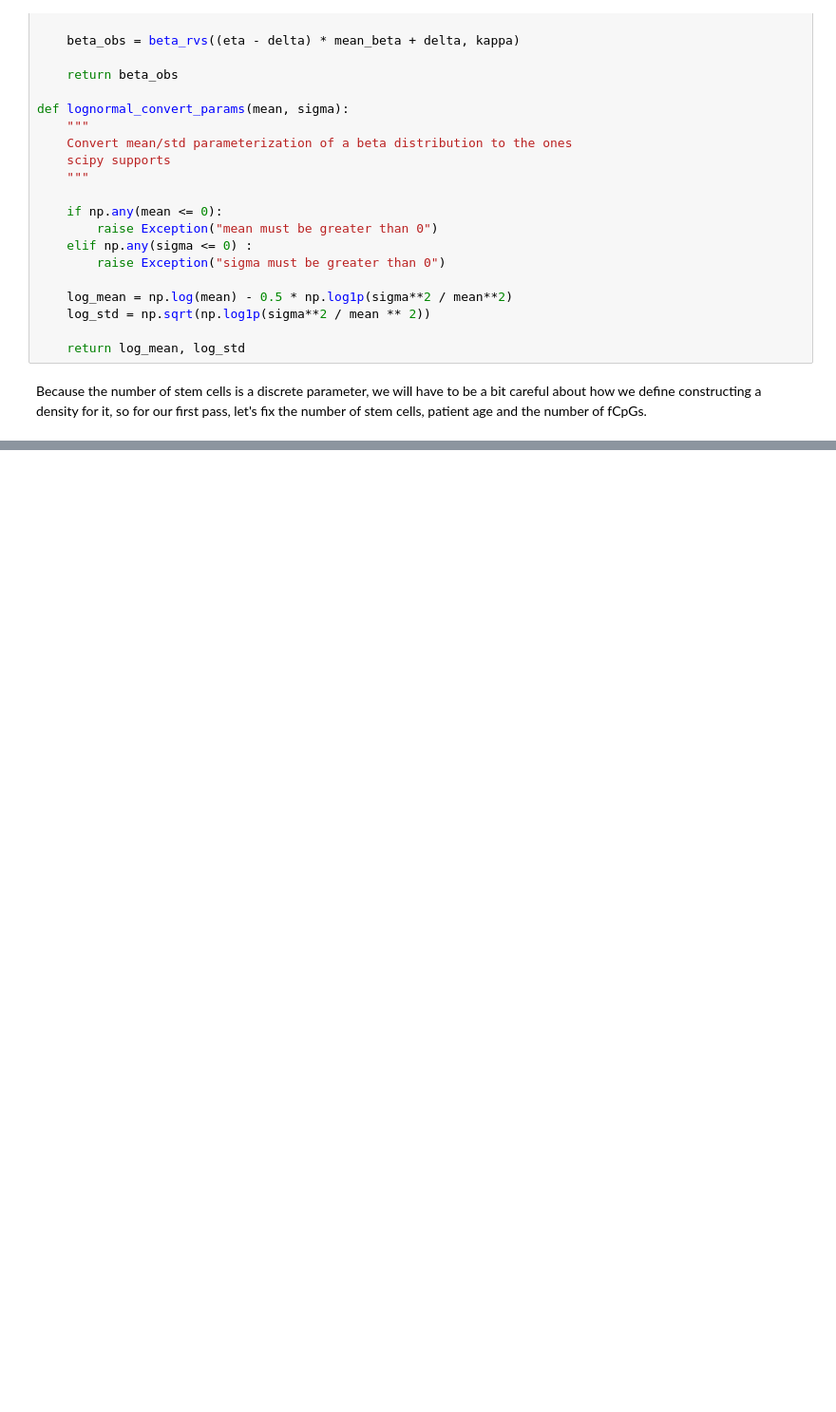
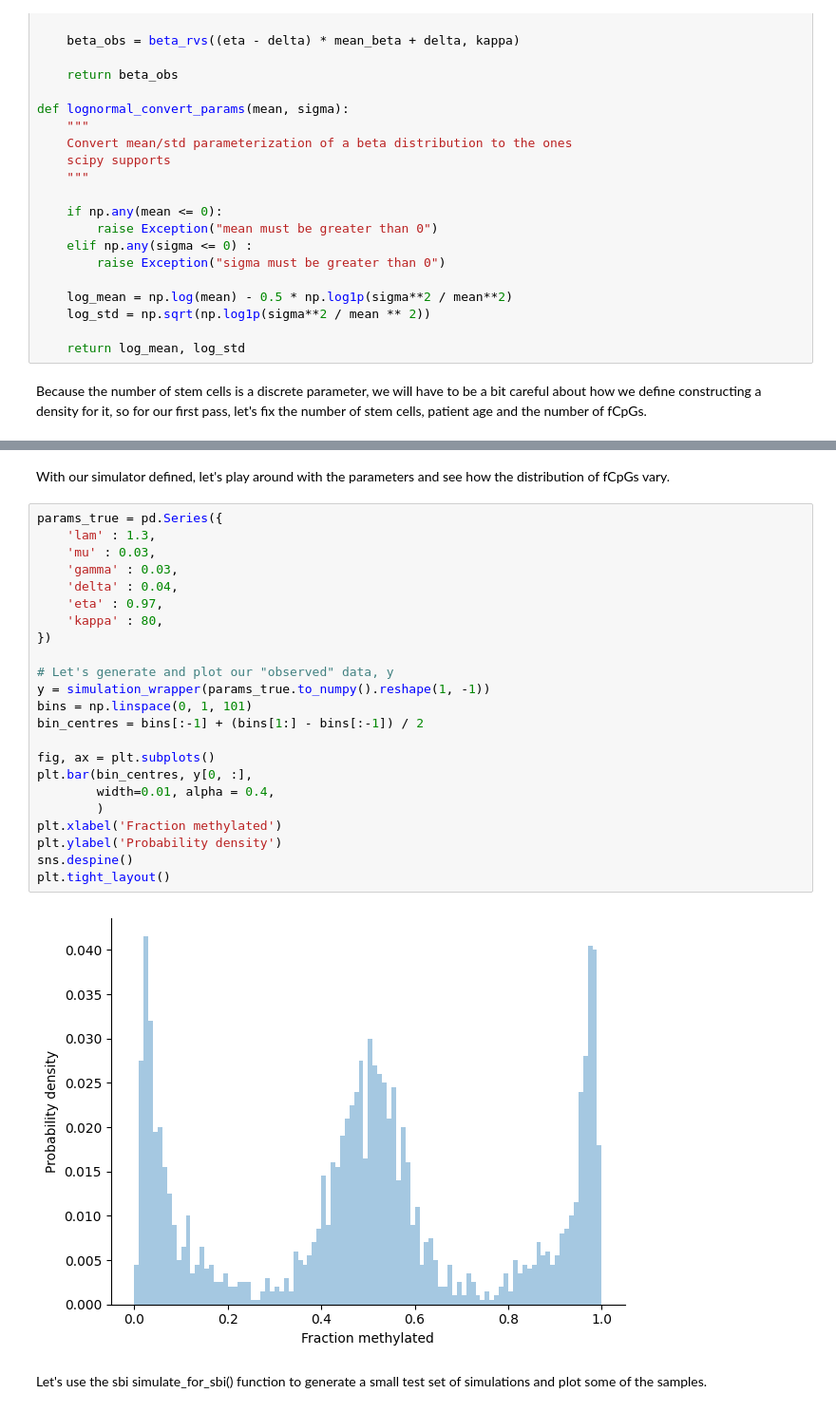
Before and after one commit to CalumGabbutt/CCMI-CWIG-Bayes, a Jupyter notebook: 2_NPE.ipynb, the cells around one changed output, grey strips where cells are left out. Shown at 95% size. Saved outputs shown, nothing was run; the diff lists cells and outputs as text; blank space fills up the shorter version.

```diff
--- a/2_NPE.ipynb
+++ b/2_NPE.ipynb
@@ -280,0 +355,29 @@ Because the number of stem cells is a discrete parameter, we will have to be a b
+# %% [markdown]
+With our simulator defined, let's play around with the parameters and see how the distribution of fCpGs vary.
+# %%
+params_true = pd.Series({
+    'lam' : 1.3,
+    'mu' : 0.03,
+    'gamma' : 0.03,
+    'delta' : 0.04,
+    'eta' : 0.97,
+    'kappa' : 80,
+})
+
+# Let's generate and plot our "observed" data, y
+y = simulation_wrapper(params_true.to_numpy().reshape(1, -1))
+bins = np.linspace(0, 1, 101)
+bin_centres = bins[:-1] + (bins[1:] - bins[:-1]) / 2
+
+fig, ax = plt.subplots()
+plt.bar(bin_centres, y[0, :],
+        width=0.01, alpha = 0.4,
+        )
+plt.xlabel('Fraction methylated')
+plt.ylabel('Probability density')
+sns.despine()
+plt.tight_layout()
+# %% [output]
+[figure, added]
+# %% [markdown]
+Let's use the sbi simulate_for_sbi() function to generate a small test set of simulations and plot some of the samples.
```
Also changed, not shown: parts of 41 cells of this notebook.
